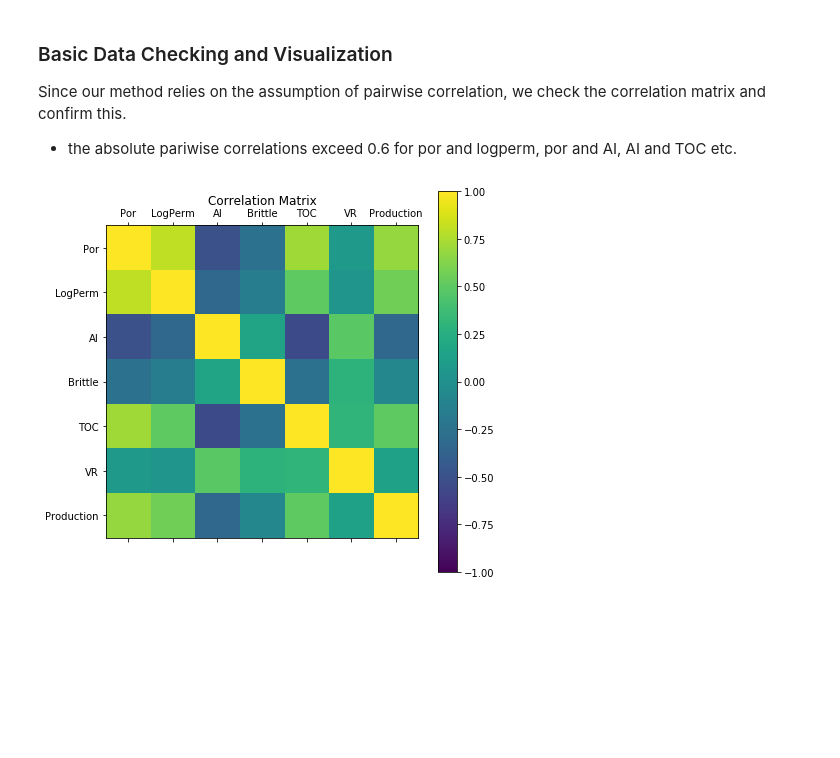
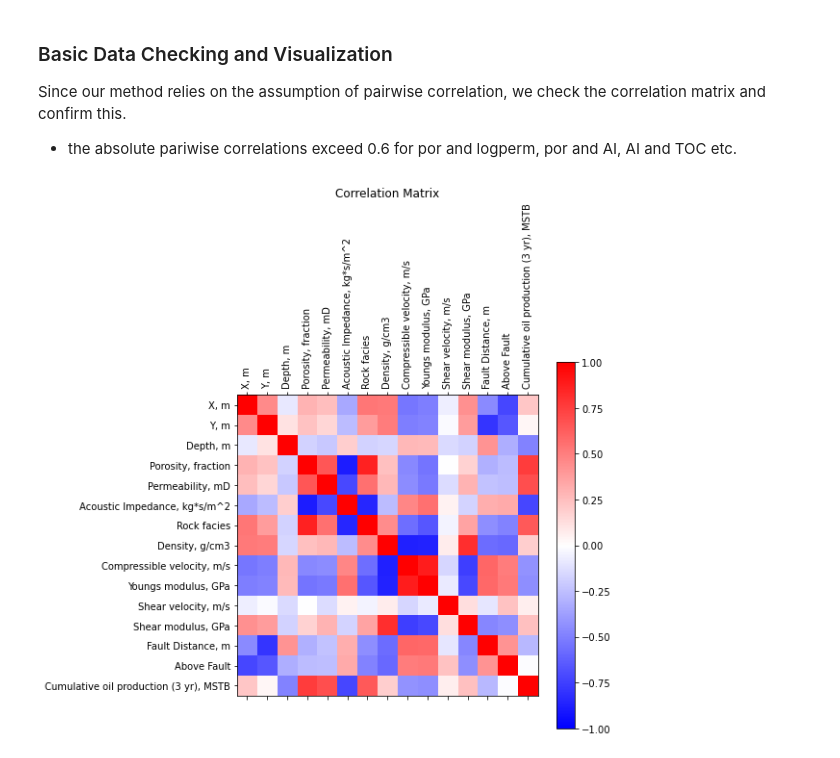
Before and after one commit to fraclad/MOAR-Drilling, a Jupyter notebook: Hackathon_ProjectTemplate.ipynb, the cells around one changed output. Drawn from its saved outputs; the diff is of its cells as text; code cells hidden in the pictures; blank space fills up the shorter version.

Commit message:
Changes to the final code template and the histograms

```diff
--- a/Hackathon_ProjectTemplate.ipynb
+++ b/Hackathon_ProjectTemplate.ipynb
@@ -107,0 +109,4 @@ The following functions will be used in the workflow.
+# %%
+dfProdSamples = pd.read_csv(r"./well_data/wellbore_data_producer_wells.csv")
+dfProdHist = pd.read_csv(r"./prod_data/production_history.csv")
+dfProdSamples.head()
@@ -107,0 +124,14 @@ The following functions will be used in the workflow.
+# %%
+def process_data( df):
+    # Dictionary to process rock facies into a "sandiness measure", an ordinal measure
+    ordinal_mapper = {'Sandstone': 3, 'Sandy shale': 1, 'Shaly sandstone': 2, 'Shale': 0}
+    df['Rock facies'] = df['Rock facies'].replace(ordinal_mapper)
+    # Group all well samples together by well and simply take the mean of each measure
+    df = df.groupby(df["Well_ID"]).mean()
+    # Calculate distance to fault
+    df['Fault Distance, m'] = (((-1)*df['X, m'])+((-1)*df['Y, m'])+11750)/np.sqrt(2)
+    # Positive values of distance are above the line and negative values are below
+    df["Above Fault"] = (df["Fault Distance, m"] > 0).astype(int)
+    # Final distance should be an absolute value
+    df['Fault Distance, m'] = abs(df['Fault Distance, m'])
+    return df
@@ -107,0 +142,9 @@ The following functions will be used in the workflow.
+# %%
+dfProdProc = process_data(dfProdSamples)
+unneeded = ["Cumulative oil production (1 yr), MSTB",
+              "Cumulative oil production (2 yr), MSTB",
+              "Cumulative Water production (1 yr), MSTB",
+              "Cumulative Water production (2 yr), MSTB",
+              "Cumulative Water production (3 yr), MSTB"]
+dfProdHistDr = dfProdHist.drop(unneeded, axis=1).set_index("Well_ID")
+dfProd = pd.concat([dfProdProc, dfProdHistDr], axis=1)
@@ -109,8 +156,8 @@ The following functions will be used in the workflow.
 def plot_corr(dataframe,size=10):                       # plots a correlation matrix as a heat map
     corr = dataframe.corr()
     fig, ax = plt.subplots(figsize=(size, size))
-    im = ax.matshow(corr,vmin = -1.0, vmax = 1.0)
-    plt.xticks(range(len(corr.columns)), corr.columns);
+    im = ax.matshow(corr,vmin = -1.0, vmax = 1.0, cmap = "bwr")
+    plt.xticks(range(len(corr.columns)), corr.columns, rotation = 90);
     plt.yticks(range(len(corr.columns)), corr.columns);
     plt.colorbar(im, orientation = 'vertical')
     plt.title('Correlation Matrix')
@@ -121,6 +169,6 @@ Since our method relies on the assumption of pairwise correlation, we check the
 
 * the absolute pariwise correlations exceed 0.6 for por and logperm, por and AI, AI and TOC etc.
 # %%
-plot_corr(my_data,size = 7)
+plot_corr(dfProd ,size = 7)
 # %% [output]
-[figure, old version]
+[figure, new version]
```
Also changed, not shown: parts of 11 cells of this notebook, 2 other files.
